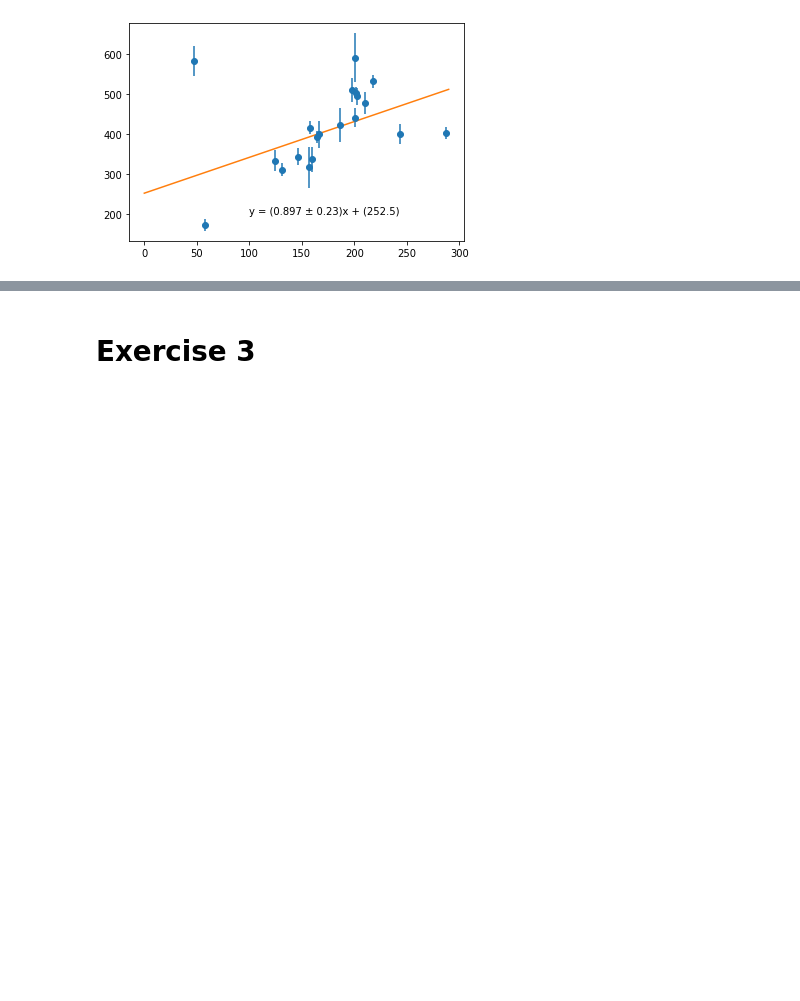
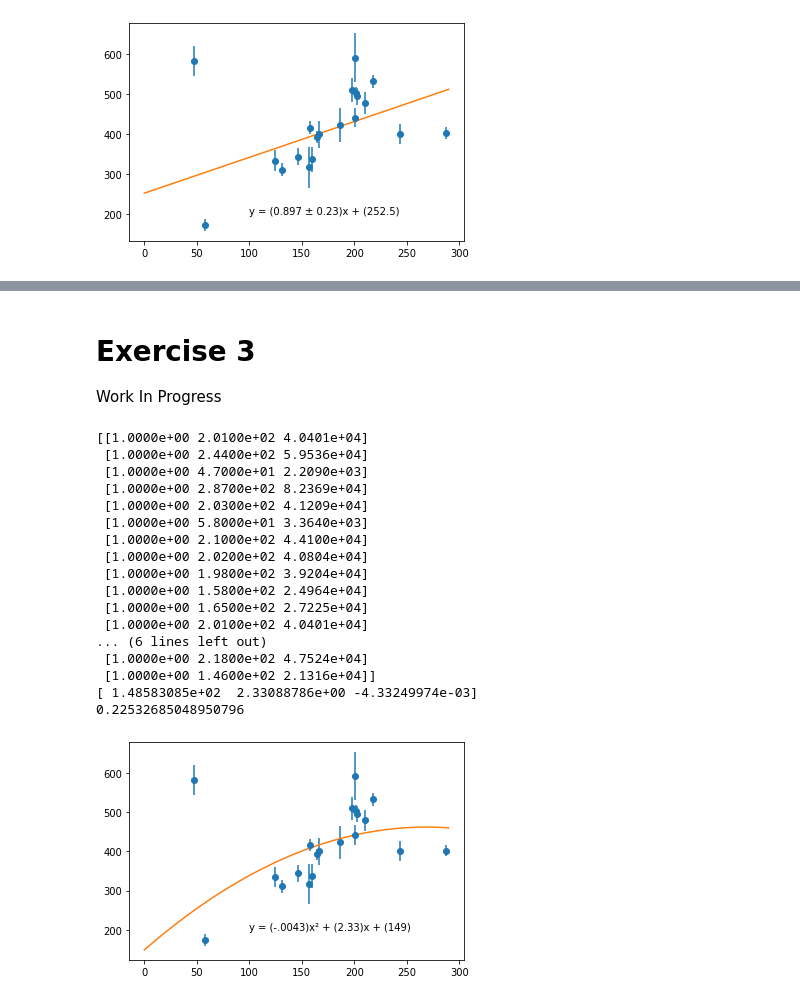
Before and after one commit to JonahDG/DataAnalysisRecipes, a Jupyter notebook: DataAnalysisExercises.ipynb, the cells around one changed output, grey strips where cells are left out. Cells and saved outputs as stored; diff of their text form; code cells hidden in the pictures; blank space fills up the shorter version.

```diff
--- a/DataAnalysisExercises.ipynb
+++ b/DataAnalysisExercises.ipynb
@@ -52,7 +50,7 @@ print(table1)
 # Exercise 1
 Completed
 # %%
-def LinearAlgebraFit1(table):
+def Exercise1(table):
   MatrixA=np.array([[1,table[4,0]],
                     [1,table[5,0]],
                     [1,table[6,0]],
@@ -71,7 +69,7 @@ def LinearAlgebraFit1(table):
                     [1,table[19,0]]]) #Creates Matrix A from positions 5-20 in the first column (x-values)
 
   MatrixA_T=np.transpose(MatrixA) #Transposes Matrix A
-  MatrixY=np.array(table[4:,1]) #Creates Matrix Y from positions 5-20 in the second column (Y-values)
+  MatrixY=np.array(table[4:,1]) #Creates Matrix Y from   second column (Y-values)
   MatrixC=np.diag(table1[4:,2]) #Creates a diagonal Matrix C from positions 5-20 in the third columb (SigmaY-Values)
   MatrixC_I=np.linalg.inv(MatrixC) #Inverses Matrix C
   MatrixX_1=np.dot(np.dot(MatrixA_T,MatrixC_I),MatrixA) #Creates The first half MatrixX formula (Before Inversing)
@@ -87,7 +85,7 @@ def LinearAlgebraFit1(table):
   plt.plot(x_vals,MatrixX[1]*x_vals+MatrixX[0]) #Plots a line of best fit based on MatrixX
   plt.annotate("y = (33.45 \u00B1 0.23)x + (2.22)",(100,150))
   plt.plot
-LinearAlgebraFit1(table1)
+Exercise1(table1)
 # %% [output]
 [33.45048483  2.221363  ]
 0.22532685048950796
@@ -98,7 +96,7 @@ Variance on the slope is 0.051
 # Exercise 2
 Completed
 # %%
-def LinearAlgebraFit2(table):
+def Exercise2(table):
   MatrixA=np.array([[1,table1[0,0]],
                     [1,table1[1,0]],
                     [1,table1[2,0]],
@@ -118,11 +116,11 @@ def LinearAlgebraFit2(table):
                     [1,table[16,0]],
                     [1,table[17,0]],
                     [1,table[18,0]],
-                    [1,table[19,0]]]) #Creates Matrix A from positions 5-20 in the first column (x-values)
+                    [1,table[19,0]]]) #Creates Matrix A from all of first column (x-values)
 
   MatrixA_T=np.transpose(MatrixA) #Transposes Matrix A
-  MatrixY=np.array(table[:,1]) #Creates Matrix Y from positions 5-20 in the second column (Y-values)
-  MatrixC=np.diag(table1[:,2]) #Creates a diagonal Matrix C from positions 5-20 in the third columb (SigmaY-Values)
+  MatrixY=np.array(table[:,1]) #Creates Matrix Y from all of second column (Y-values)
+  MatrixC=np.diag(table1[:,2]) #Creates a diagonal Matrix C from all of third columb (SigmaY-Values)
   MatrixC_I=np.linalg.inv(MatrixC) #Inverses Matrix C
   MatrixX_1=np.dot(np.dot(MatrixA_T,MatrixC_I),MatrixA) #Creates The first half MatrixX formula (Before Inversing)
   MatrixX_2=np.dot(np.dot(MatrixA_T,MatrixC_I),MatrixY) #Creates the second half of MatrixX Formula
@@ -137,7 +135,7 @@ def LinearAlgebraFit2(table):
   plt.plot(x_vals,MatrixX[1]*x_vals+MatrixX[0]) #Plots a line of best fit based on MatrixX
   plt.annotate("y = (0.897 \u00B1 0.23)x + (252.5)",(100,200))
   plt.plot
-LinearAlgebraFit2(table1)
+Exercise2(table1)
 # %% [output]
 [252.47202852   0.8965819 ]
 0.22532685048950796
@@ -148,2 +147,64 @@ LinearAlgebraFit2(table1)
 # %% [markdown]
 # Exercise 3
+Work In Progress
+# %%
+def Exercise3(table):
+  MatrixA=np.array([[1,table1[0,0],(table1[0,0])**2],
+                    [1,table1[1,0],(table1[1,0])**2],
+                    [1,table1[2,0],(table1[2,0])**2],
+                    [1,table1[3,0],(table1[3,0])**2],
+                    [1,table[4,0],(table1[4,0])**2],
+                    [1,table[5,0],(table1[5,0])**2],
+                    [1,table[6,0],(table1[6,0])**2],
+                    [1,table[7,0],(table1[7,0])**2],
+                    [1,table[8,0],(table1[8,0])**2],
+                    [1,table[9,0],(table1[9,0])**2],
+                    [1,table[10,0],(table1[10,0])**2],
+                    [1,table[11,0],(table1[11,0])**2],
+                    [1,table[12,0],(table1[12,0])**2],
+                    [1,table[13,0],(table1[13,0])**2],
+                    [1,table[14,0],(table1[14,0])**2],
+                    [1,table[15,0],(table1[15,0])**2],
+                    [1,table[16,0],(table1[16,0])**2],
+                    [1,table[17,0],(table1[17,0])**2],
+                    [1,table[18,0],(table1[18,0])**2],
+                    [1,table[19,0],(table1[19,0])**2]]) #Creates Matrix A from all of first column (x-values) As well as the X^2 values
+
+  MatrixA_T=np.transpose(MatrixA) #Transposes Matrix A
+  MatrixY=np.array(table[:,1]) #Creates Matrix Y from all of second column (Y-values)
+  MatrixC=np.diag(table1[:,2]) #Creates a diagonal Matrix C from all of third columb (SigmaY-Values)
+  MatrixC_I=np.linalg.inv(MatrixC) #Inverses Matrix C
+  MatrixX_1=np.dot(np.dot(MatrixA_T,MatrixC_I),MatrixA) #Creates The first half MatrixX formula (Before Inversing)
+  MatrixX_2=np.dot(np.dot(MatrixA_T,MatrixC_I),MatrixY) #Creates the second half of MatrixX Formula
+  MatrixX=np.linalg.solve(MatrixX_1,MatrixX_2) #Solves MatrixX_1 and MatrixX_2 to get Matrix X
+  ##np.solve does [Matrix1]^(-1)[Matrix2] ###Q value returns as negative when it should be positive
+  MatrixM=table1[4:,1] / table1[4:,0] #Creates Matrix of slopes  based on x_i and y_i
+  MatrixM_U=np.std(MatrixM) #Finds the standard deviation of MatrixM
+  print(MatrixA)
+  print(MatrixX)
+  print(MatrixM_U)
+  x_vals=np.arange(0,300,10) #Gets x values for the Line of best Fit
+  plt.errorbar(table[:,0],table[:,1],yerr=table[:,2],fmt="o") #plots a scatter Plot with errorbars
+  plt.plot(x_vals,((MatrixX[2]*x_vals**2)+(MatrixX[1]*x_vals)+MatrixX[0])) #Plots a line of best fit based on MatrixX
+  plt.annotate("y = (-.0043)x\u00B2 + (2.33)x + (149)",(100,200))
+  plt.plot
+Exercise3(table1)
+# %% [output]
+[[1.0000e+00 2.0100e+02 4.0401e+04]
+ [1.0000e+00 2.4400e+02 5.9536e+04]
+ [1.0000e+00 4.7000e+01 2.2090e+03]
+ [1.0000e+00 2.8700e+02 8.2369e+04]
+ [1.0000e+00 2.0300e+02 4.1209e+04]
+ [1.0000e+00 5.8000e+01 3.3640e+03]
+ [1.0000e+00 2.1000e+02 4.4100e+04]
+ [1.0000e+00 2.0200e+02 4.0804e+04]
+ [1.0000e+00 1.9800e+02 3.9204e+04]
+ [1.0000e+00 1.5800e+02 2.4964e+04]
+ [1.0000e+00 1.6500e+02 2.7225e+04]
+ [1.0000e+00 2.0100e+02 4.0401e+04]
+... (6 lines left out)
+ [1.0000e+00 2.1800e+02 4.7524e+04]
+ [1.0000e+00 1.4600e+02 2.1316e+04]]
+[ 1.48583085e+02  2.33088786e+00 -4.33249974e-03]
+0.22532685048950796
+[figure, added]
```
Also changed, not shown: parts of 2 cells of this notebook.
